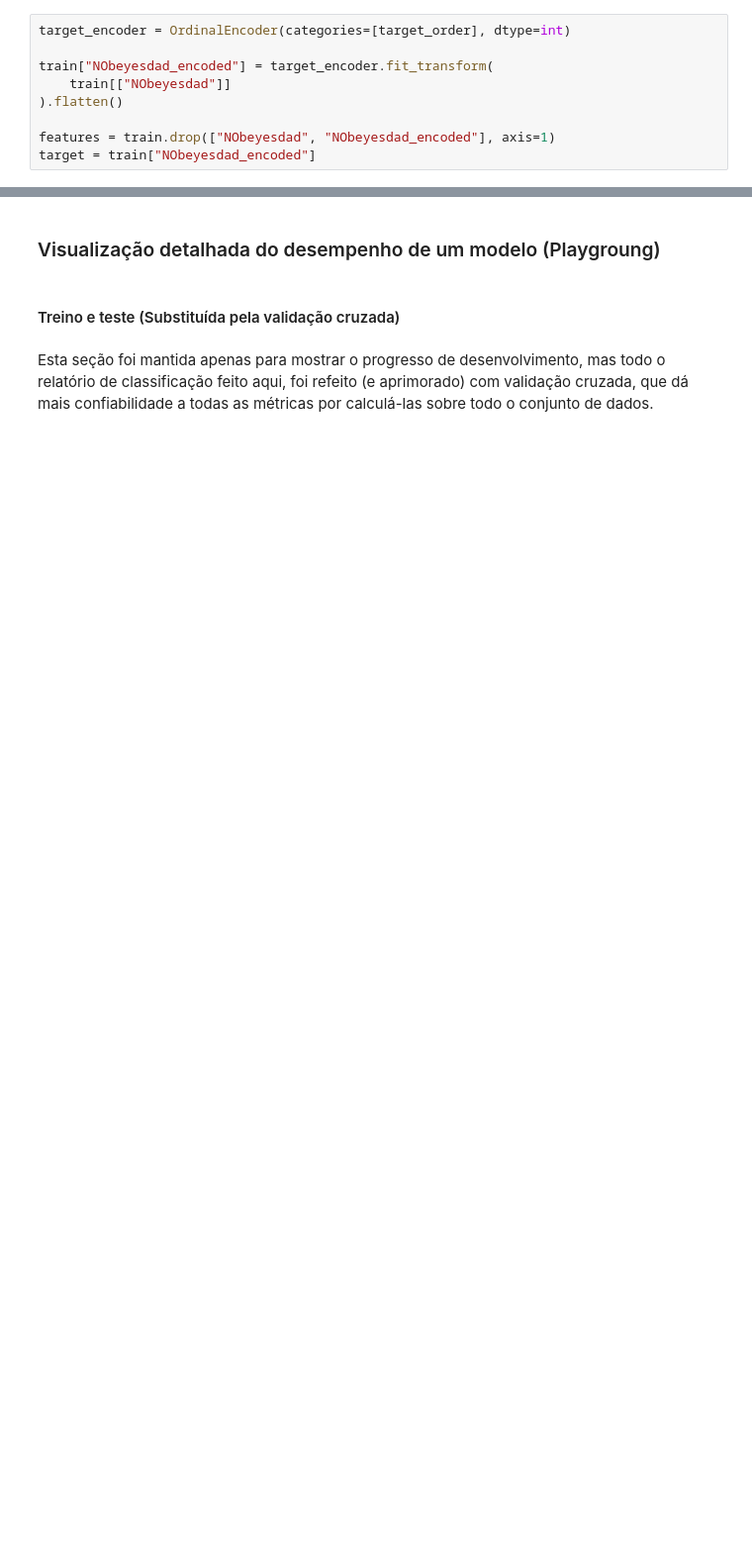
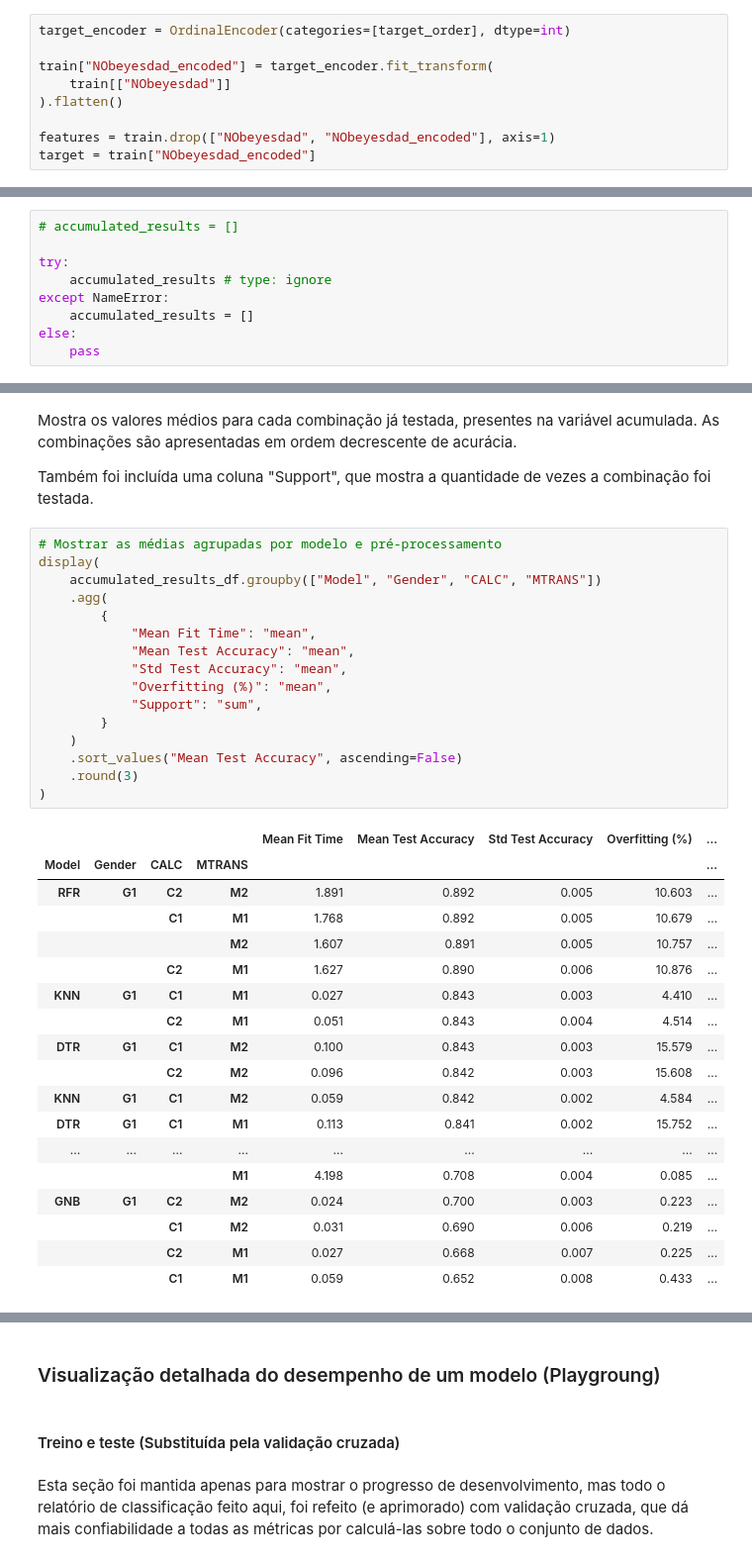
Before and after one commit to renanrms/datamining-t1, a Jupyter notebook: src/solution.ipynb, the cells around one changed output, grey strips where cells are left out. Shown at 99% size. Saved outputs shown, nothing was run; the diff lists cells and outputs as text; blank space fills up the shorter version.

```diff
--- a/src/solution.ipynb
+++ b/src/solution.ipynb
@@ -187,0 +264,9 @@ target = train["NObeyesdad_encoded"]
+# %%
+# accumulated_results = []
+
+try:
+    accumulated_results # type: ignore
+except NameError:
+    accumulated_results = []
+else:
+    pass
@@ -187,0 +344,39 @@ target = train["NObeyesdad_encoded"]
+# %% [markdown]
+Mostra os valores médios para cada combinação já testada, presentes na variável acumulada. As combinações são apresentadas em ordem decrescente de acurácia.
+
+Também foi incluída uma coluna "Support", que mostra a quantidade de vezes a combinação foi testada.
+# %%
+# Mostrar as médias agrupadas por modelo e pré-processamento
+display(
+    accumulated_results_df.groupby(["Model", "Gender", "CALC", "MTRANS"])
+    .agg(
+        {
+            "Mean Fit Time": "mean",
+            "Mean Test Accuracy": "mean",
+            "Std Test Accuracy": "mean",
+            "Overfitting (%)": "mean",
+            "Support": "sum",
+        }
+    )
+    .sort_values("Mean Test Accuracy", ascending=False)
+    .round(3)
+)
+# %% [output]
+|  |  |  |  | Mean Fit Time | Mean Test Accuracy | Std Test Accuracy | Overfitting (%) | ... |
+| Model | Gender | CALC | MTRANS |  |  |  |  | ... |
+| RFR | G1 | C2 | M2 | 1.891 | 0.892 | 0.005 | 10.603 | ... |
+|  |  | C1 | M1 | 1.768 | 0.892 | 0.005 | 10.679 | ... |
+|  |  |  | M2 | 1.607 | 0.891 | 0.005 | 10.757 | ... |
+|  |  | C2 | M1 | 1.627 | 0.890 | 0.006 | 10.876 | ... |
+| KNN | G1 | C1 | M1 | 0.027 | 0.843 | 0.003 | 4.410 | ... |
+|  |  | C2 | M1 | 0.051 | 0.843 | 0.004 | 4.514 | ... |
+| DTR | G1 | C1 | M2 | 0.100 | 0.843 | 0.003 | 15.579 | ... |
+|  |  | C2 | M2 | 0.096 | 0.842 | 0.003 | 15.608 | ... |
+| KNN | G1 | C1 | M2 | 0.059 | 0.842 | 0.002 | 4.584 | ... |
+| DTR | G1 | C1 | M1 | 0.113 | 0.841 | 0.002 | 15.752 | ... |
+| ... | ... | ... | ... | ... | ... | ... | ... | ... |
+|  |  |  | M1 | 4.198 | 0.708 | 0.004 | 0.085 | ... |
+| GNB | G1 | C2 | M2 | 0.024 | 0.700 | 0.003 | 0.223 | ... |
+|  |  | C1 | M2 | 0.031 | 0.690 | 0.006 | 0.219 | ... |
+|  |  | C2 | M1 | 0.027 | 0.668 | 0.007 | 0.225 | ... |
+|  |  | C1 | M1 | 0.059 | 0.652 | 0.008 | 0.433 | ... |
```
Also changed, not shown: parts of 34 cells of this notebook, 1 other file.
